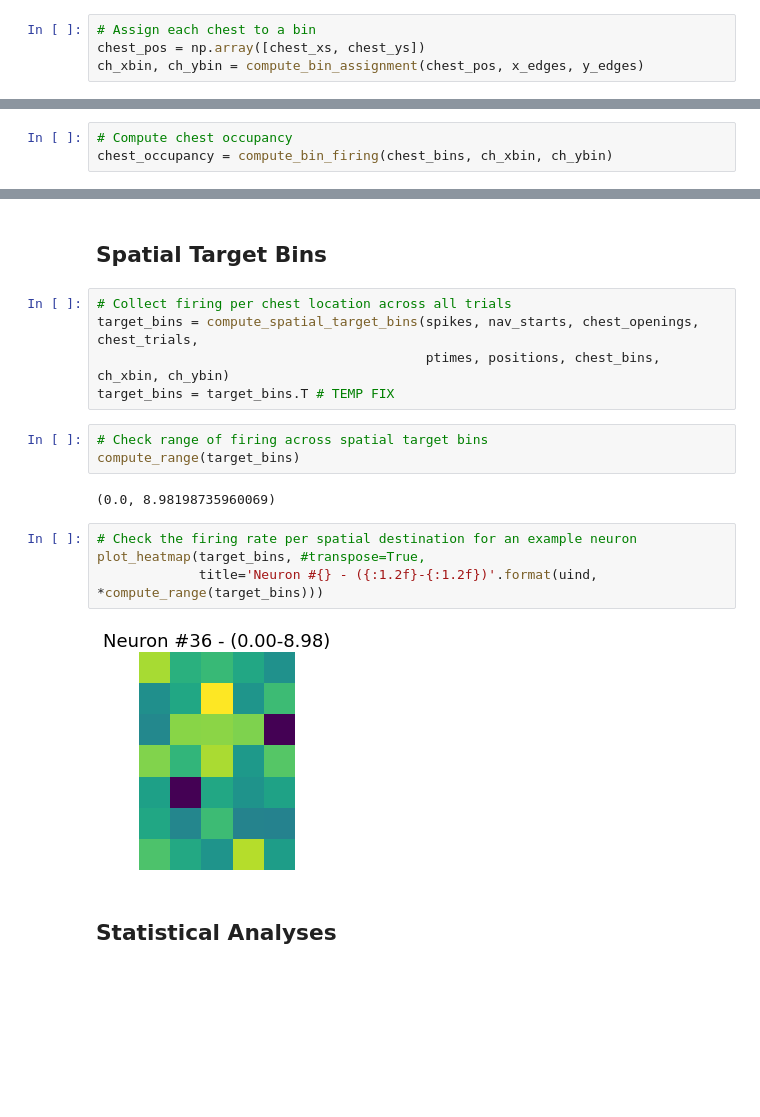
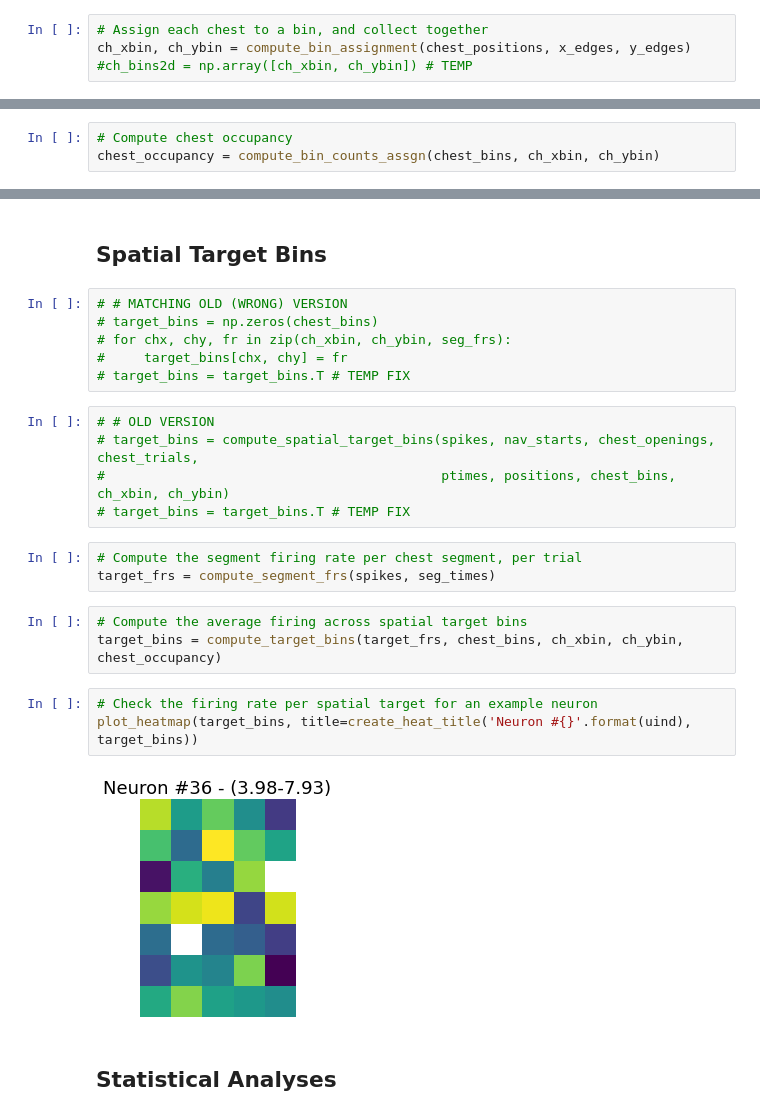
Before and after one commit to HSUPipeline/AnalyzeTH, a Jupyter notebook: notebooks/03-SpatialTargetCells.ipynb, the cells around one changed output, grey strips where cells are left out. Cells and saved outputs as stored; diff of their text form; blank space fills up the shorter version.

Commit message:
log target analyses with old code

```diff
--- a/notebooks/03-SpatialTargetCells.ipynb
+++ b/notebooks/03-SpatialTargetCells.ipynb
@@ -147,6 +174,6 @@ plot_positions(positions_trials, landmarks=landmarks, x_bins=x_edges, y_bins=y_e
 # %% [output]
 [figure]
 # %%
-# Assign each chest to a bin
-chest_pos = np.array([chest_xs, chest_ys])
-ch_xbin, ch_ybin = compute_bin_assignment(chest_pos, x_edges, y_edges)
+# Assign each chest to a bin, and collect together
+ch_xbin, ch_ybin = compute_bin_assignment(chest_positions, x_edges, y_edges)
+#ch_bins2d = np.array([ch_xbin, ch_ybin]) # TEMP
@@ -153,6 +183,6 @@ ch_xbin, ch_ybin = compute_bin_assignment(chest_pos, x_edges, y_edges)
 # %%
 # Compute chest occupancy
-chest_occupancy = compute_bin_firing(chest_bins, ch_xbin, ch_ybin)
+chest_occupancy = compute_bin_counts_assgn(chest_bins, ch_xbin, ch_ybin)
 # %%
 # Check the number of chests per bin
 print("Range of chests per bin: {:1.0f} - {:1.0f}".format(*compute_range(chest_occupancy)))
@@ -195,21 +251,27 @@ plot_positions(t_pos, tspikes, landmarks, alpha=0.75, figsize=(5, 7))
 # %% [markdown]
 ## Spatial Target Bins
+# %%
+# # MATCHING OLD (WRONG) VERSION
+# target_bins = np.zeros(chest_bins)
+# for chx, chy, fr in zip(ch_xbin, ch_ybin, seg_frs):
+#     target_bins[chx, chy] = fr
+# target_bins = target_bins.T # TEMP FIX
 # %%
-# Collect firing per chest location across all trials
-target_bins = compute_spatial_target_bins(spikes, nav_starts, chest_openings, chest_trials,
-                                          ptimes, positions, chest_bins, ch_xbin, ch_ybin)
-target_bins = target_bins.T # TEMP FIX
+# # OLD VERSION
+# target_bins = compute_spatial_target_bins(spikes, nav_starts, chest_openings, chest_trials,
+#                                           ptimes, positions, chest_bins, ch_xbin, ch_ybin)
+# target_bins = target_bins.T # TEMP FIX
-# %%
-# Check range of firing across spatial target bins
-compute_range(target_bins)
-# %% [output]
-(0.0, 8.98198735960069)
+# %%
+# Compute the segment firing rate per chest segment, per trial
+target_frs = compute_segment_frs(spikes, seg_times)
+# %%
+# Compute the average firing across spatial target bins
+target_bins = compute_target_bins(target_frs, chest_bins, ch_xbin, ch_ybin, chest_occupancy)
 # %%
-# Check the firing rate per spatial destination for an example neuron
-plot_heatmap(target_bins, #transpose=True,
-             title='Neuron #{} - ({:1.2f}-{:1.2f})'.format(uind, *compute_range(target_bins)))
+# Check the firing rate per spatial target for an example neuron
+plot_heatmap(target_bins, title=create_heat_title('Neuron #{}'.format(uind), target_bins))
 # %% [output]
-[figure, old version]
+[figure, new version]
 # %% [markdown]
 ## Statistical Analyses
 # %%
```
Also changed, not shown: parts of 35 cells of this notebook.
